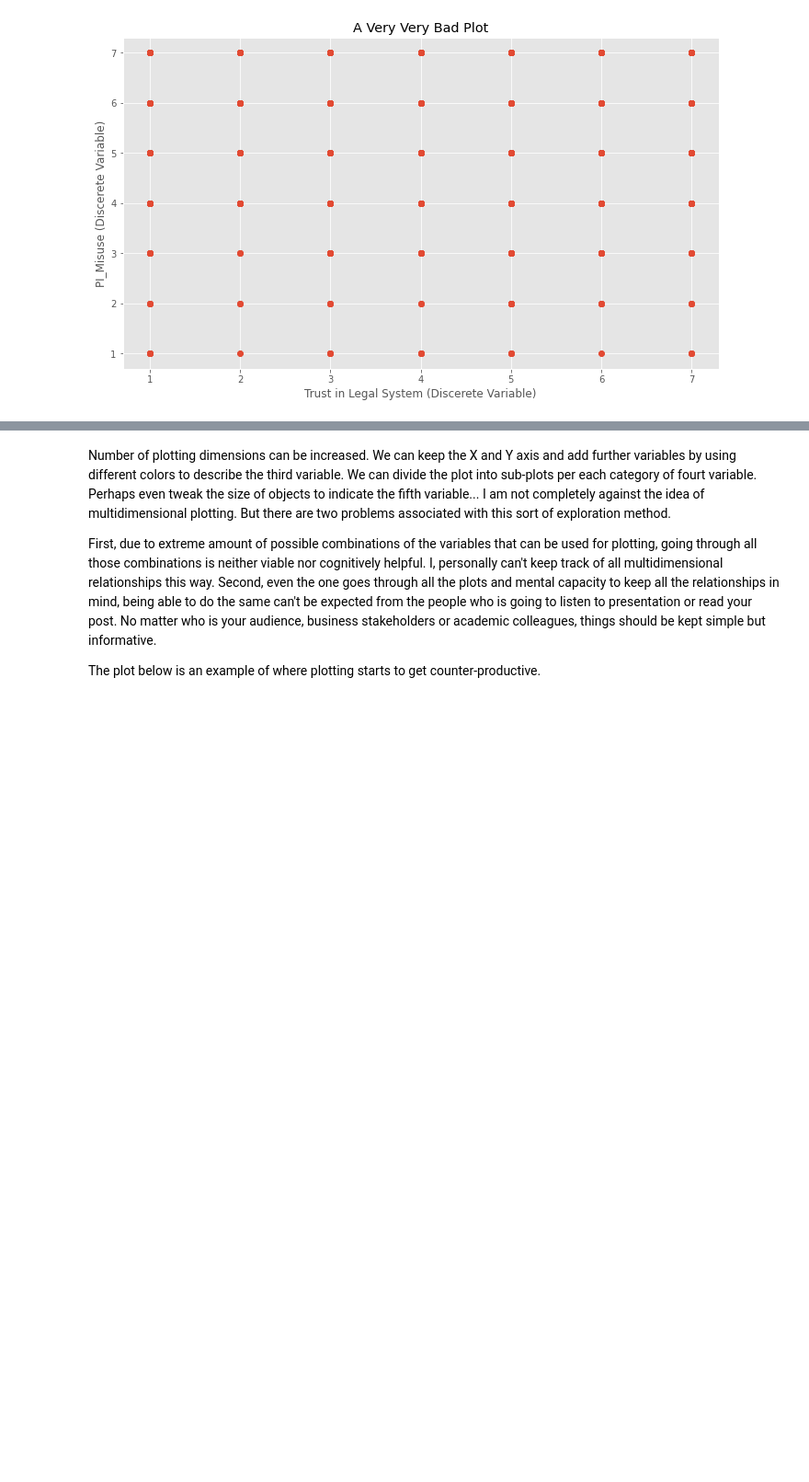
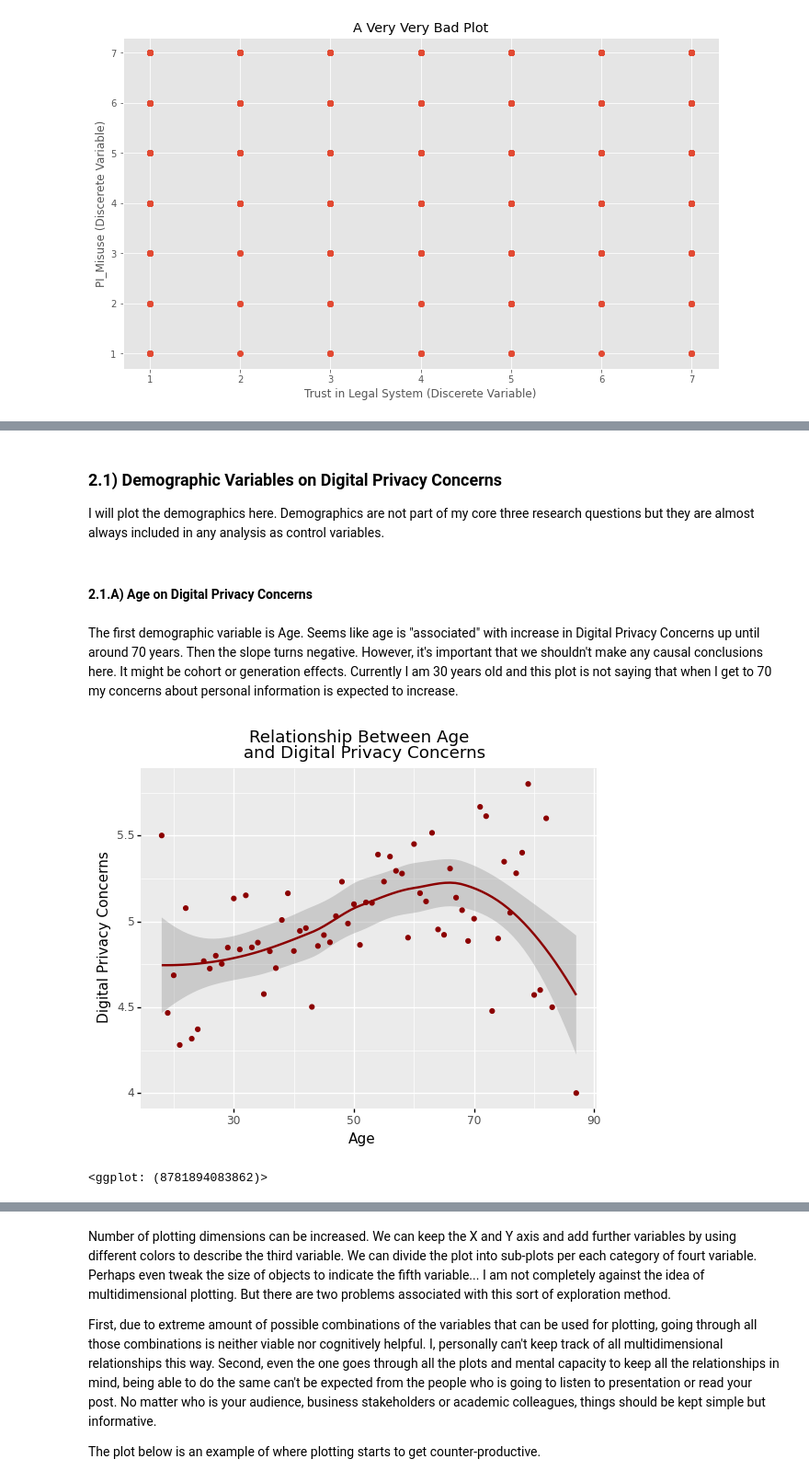
Before and after one commit to tugberkcapraz/pi_concerns, a Jupyter notebook: Post.ipynb, the cells around one changed output, grey strips where cells are left out. Shown at 92% size. Drawn from its saved outputs; the diff is of its cells as text; code cells hidden in the pictures; blank space fills up the shorter version.

Commit message:
add causal analysis

```diff
--- a/Post.ipynb
+++ b/Post.ipynb
@@ -608,0 +352,33 @@ cons_vs_pi
+# %% [markdown]
+### 2.1) Demographic Variables on Digital Privacy Concerns
+
+I will plot the demographics here. Demographics are not part of my core three research questions but they are almost always included in any analysis as control variables.
+# %% [markdown]
+#### 2.1.A) Age on Digital Privacy Concerns
+# %% [markdown]
+The first demographic variable is Age. Seems like age is "associated" with increase in Digital Privacy Concerns up until around 70 years. Then the slope turns negative. However, it's important that we shouldn't make any causal conclusions here. It might be cohort or generation effects. Currently I am 30 years old and this plot is not saying that when I get to 70 my concerns about personal information is expected to increase.
+# %%
+mask = df.groupby("age")["pi_concerns"].mean().reset_index().copy()
+mask.dropna(inplace=True)
+
+# create the plot
+age_vs_pi = (
+        ggplot(mask,
+               aes(x="age", y="pi_concerns")) +
+        geom_smooth(method="loess",
+                    se=True,
+                    color="darkred") +
+        geom_point(color="darkred") +
+        xlab("Age") +
+        ylab("Digital Privacy Concerns") +
+        ggtitle("Relationship Between Age \n and Digital Privacy Concerns")
+            )
+# save the plot
+ggplot.save(self=age_vs_pi,
+            filename="age_vs_pi.png",
+            path="plots/")
+# display the plot
+age_vs_pi
+# %% [output]
+[figure, added]
+<ggplot: (8781894083862)>
```
Also changed, not shown: parts of 97 cells of this notebook, 23 other files.
